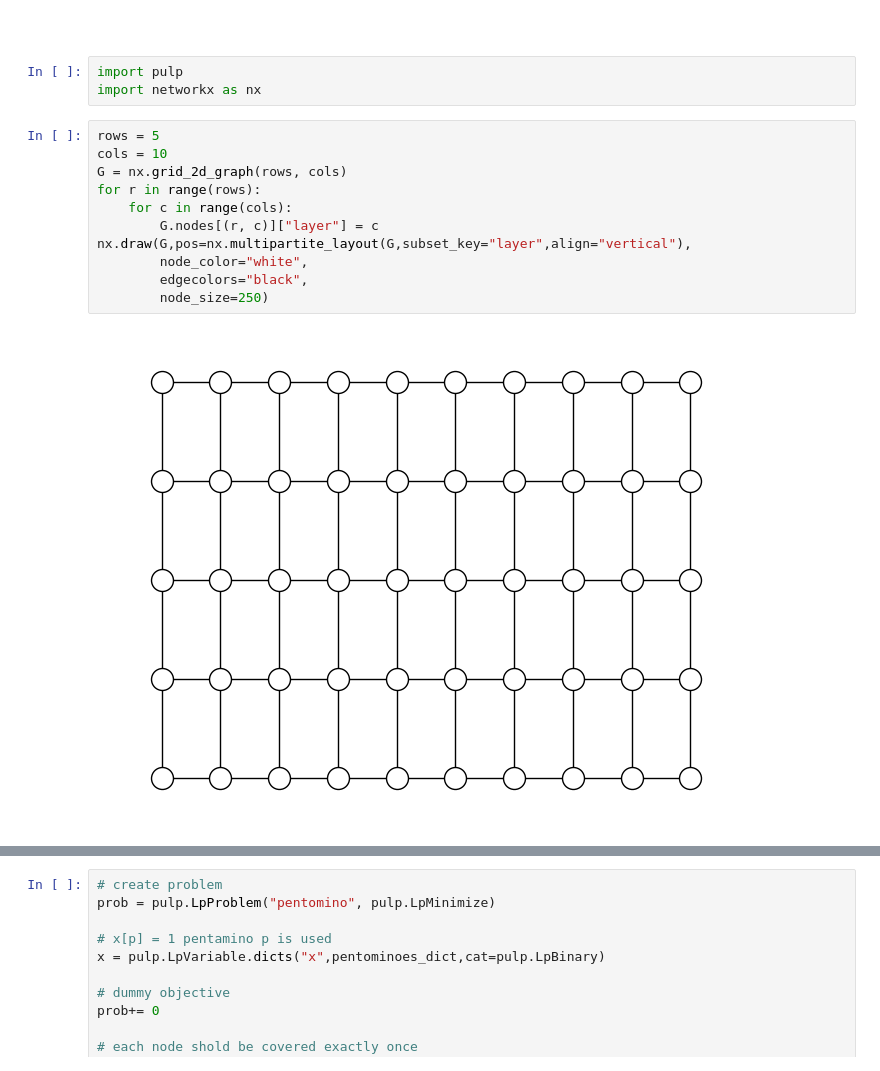
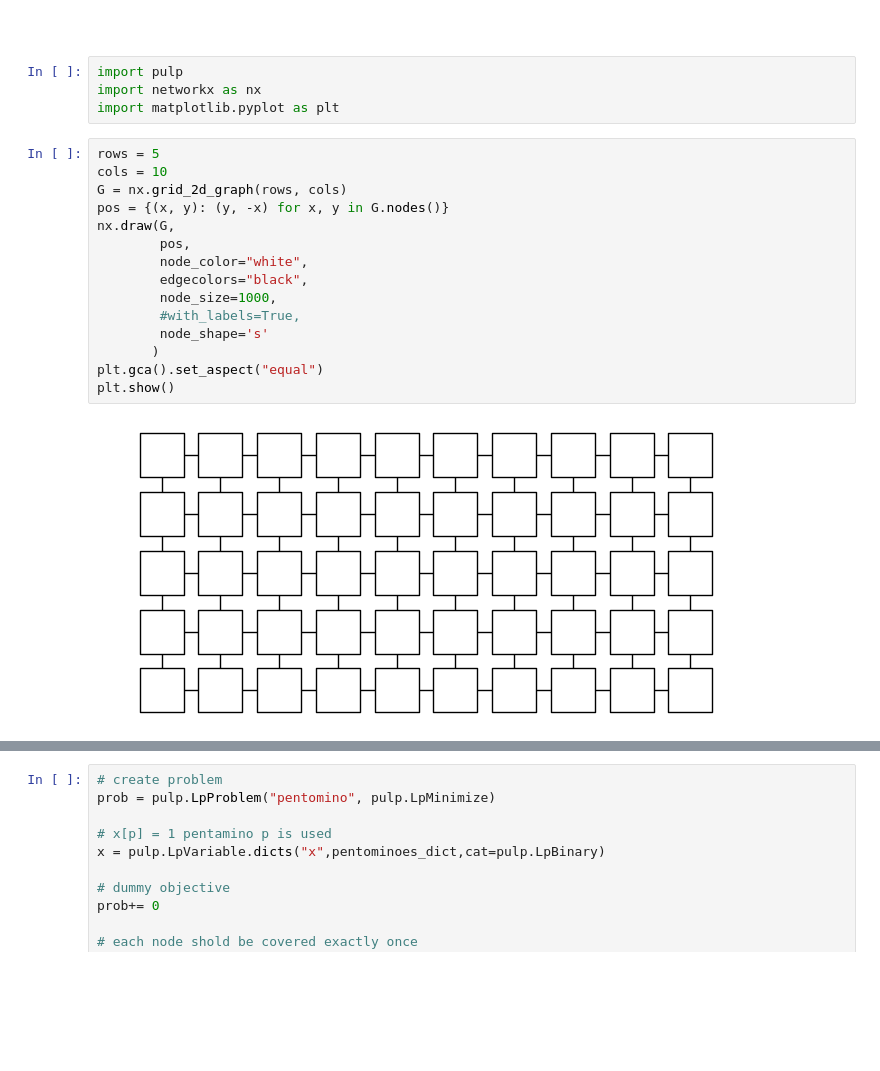
Before and after one commit to romain-montagne/or-resources, a Jupyter notebook: docs/problems/notebooks/pentominoes.out.ipynb, the cells around one changed output, grey strips where cells are left out. Saved outputs shown, nothing was run; the diff lists cells and outputs as text; blank space fills up the shorter version.

```diff
--- a/docs/problems/notebooks/pentominoes.out.ipynb
+++ b/docs/problems/notebooks/pentominoes.out.ipynb
@@ -1,18 +1,23 @@
-# %% [markdown]
-#
+# %% [markdown]
+#
 # %%
 import pulp
 import networkx as nx
+import matplotlib.pyplot as plt
 # %%
 rows = 5
 cols = 10
 G = nx.grid_2d_graph(rows, cols)
-for r in range(rows):
-    for c in range(cols):
-        G.nodes[(r, c)]["layer"] = c
-nx.draw(G,pos=nx.multipartite_layout(G,subset_key="layer",align="vertical"),
+pos = {(x, y): (y, -x) for x, y in G.nodes()}
+nx.draw(G,
+        pos,
         node_color="white",
         edgecolors="black",
-        node_size=250)
+        node_size=1000,
+        #with_labels=True,
+        node_shape='s'
+       )
+plt.gca().set_aspect("equal")
+plt.show()
 # %% [output]
-[figure, old version]
+[figure, new version]
```
Also changed, not shown: parts of 4 cells of this notebook, 19 other files.
